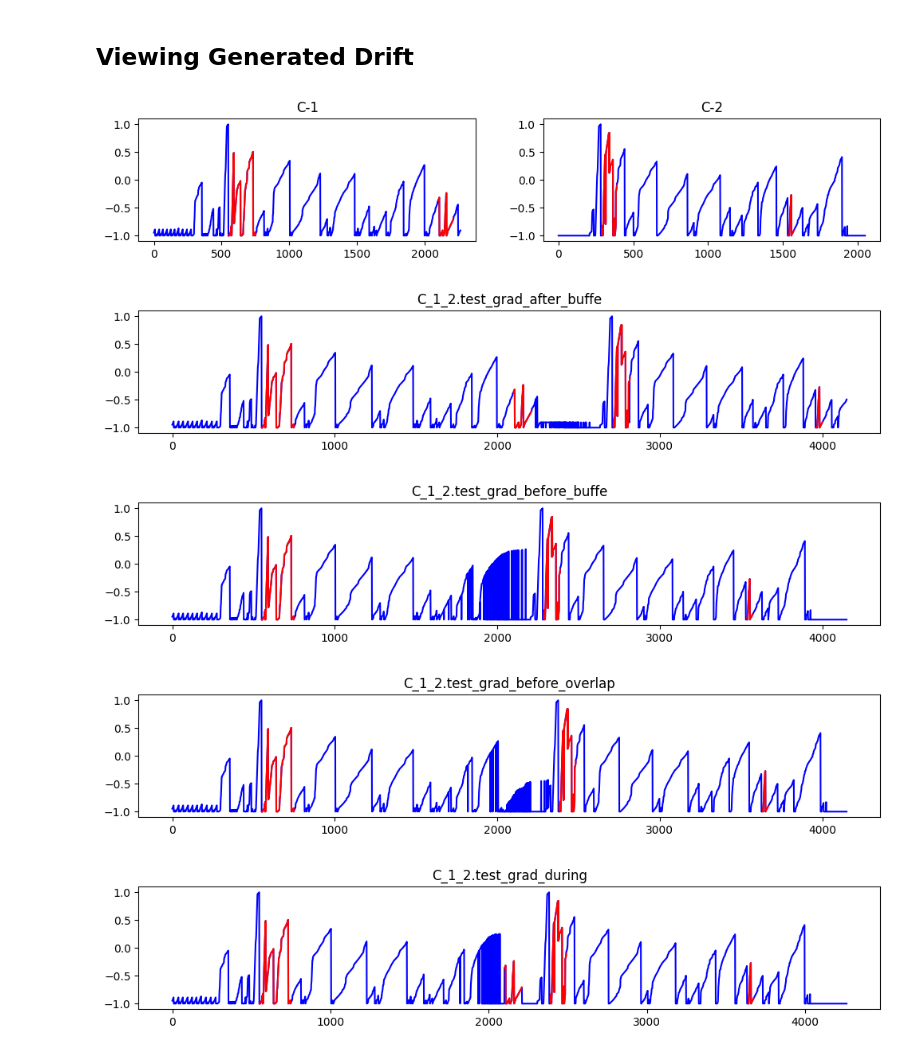
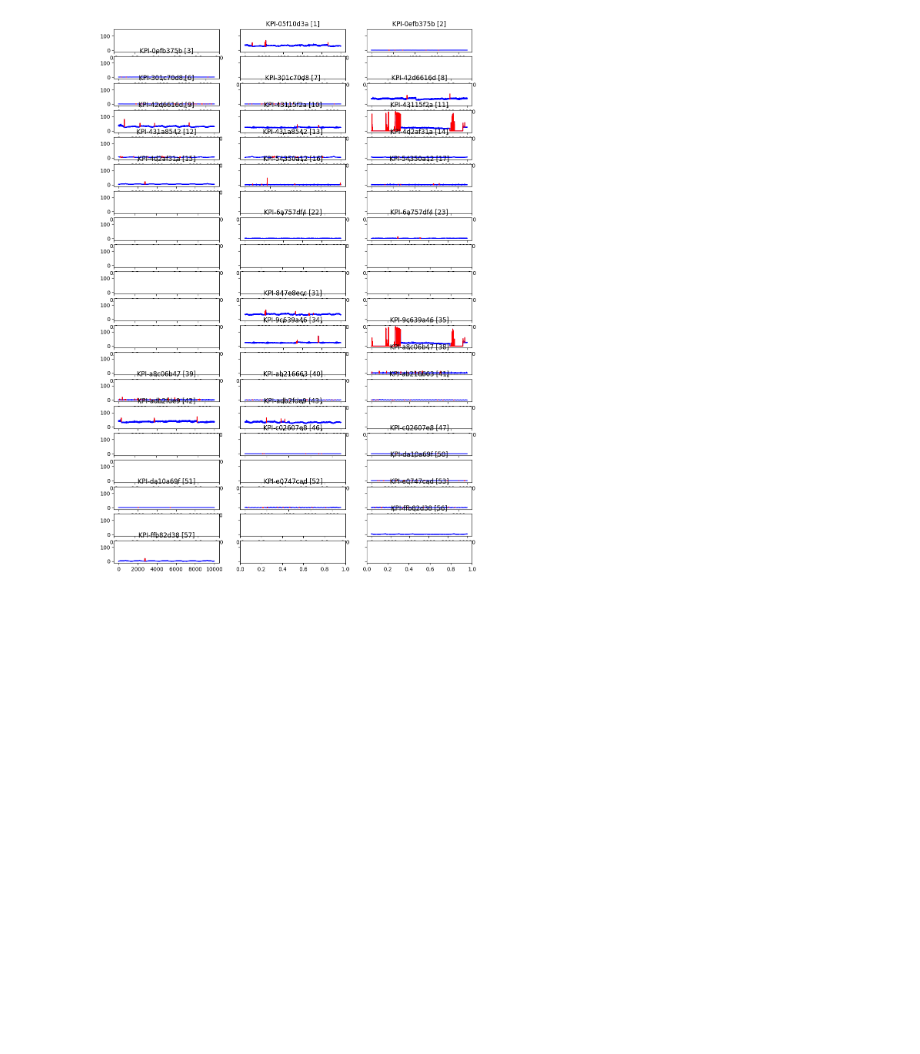
Before and after one commit to mac-dsl/AnomalyDriftDetection, a Jupyter notebook: moa_drift_generation.ipynb, the cells around one changed output. Drawn from its saved outputs; the diff is of its cells as text; code cells hidden in the pictures; blank space fills up the shorter version.

```diff
--- a/moa_drift_generation.ipynb
+++ b/moa_drift_generation.ipynb
@@ -254,33 +0,0 @@ plot_anomaly(X_drift, y_drift, y1_anomalies[-1][0]-100, y1_anomalies[-1][0]+100)
-# %% [markdown]
-## Viewing Generated Drift
-# %%
-directory = "./data/synthetic/NASA-MSL/gradual"
-files = os.listdir(directory)
-combinations = ['C_1_2', 'D_14_16', 'F_4_5', 'F_7_8', 'M_1_2', 'M_3_4', 'M_5_7',
-                'P_10_11', 'P_14_15', 'T_5_8', 'T_12_13']
-
-index = 0 # change i to view a different set of combinations
-file_parts = combinations[index].split('_')
-source1 = f"./data/benchmark/NASA-MSL/{file_parts[0]}-{file_parts[1]}.test.arff"
-source2 = f"./data/benchmark/NASA-MSL/{file_parts[0]}-{file_parts[2]}.test.arff"
-sources = [source1, source2]
-fig, ax = plt.subplots(1,2,figsize=(12,2))
-
-for i in range(2):
-    X, y = get_arff_data_labels(sources[i])
-    ax[i].plot(np.arange(0, X.shape[0]), X, "b")
-    for (anom_start, anom_end) in find_anomaly_intervals(y):
-        ax[i].plot(np.arange(anom_start, anom_end), X[anom_start:anom_end], "r")
-        ax[i].set_title(f"{file_parts[0]}-{file_parts[i+1]}")
-
-plots = [file for file in files if file.split('.')[0] == combinations[index]]
-plots.sort()
-for f in plots:
-    X, y = get_arff_data_labels(f"{directory}/{f}")
-    plot_anomaly(X, y, title=f.strip('.arff'))
-# %% [output]
-[figure, removed]
-[figure, removed]
-[figure, removed]
-[figure, removed]
-[figure, removed]
@@ -286,0 +8,12 @@ for f in plots:
+# %%
+directory = "/Users/tammyz/Desktop/3H03/AnomalyDriftDetection/data/benchmark/IOPS"
+files = os.listdir(directory)
+files.sort()
+# %%
+fig, ax = plt.subplots(int(len(files)//3)+1,3,figsize=(12,18), sharey=True)
+for i in range(len(files)):
+    X, y = get_arff_data_labels(os.path.join(directory, files[i]))
+    if max(X) < 150:
+        plot_anomaly(X, y, ax[int(i//3)][i%3], 0, 10000, title=f'{files[i][:12]} [{i}]')
+# %% [output]
+[figure, added]
```
Also changed, not shown: parts of 49 cells of this notebook, 18 other files.
